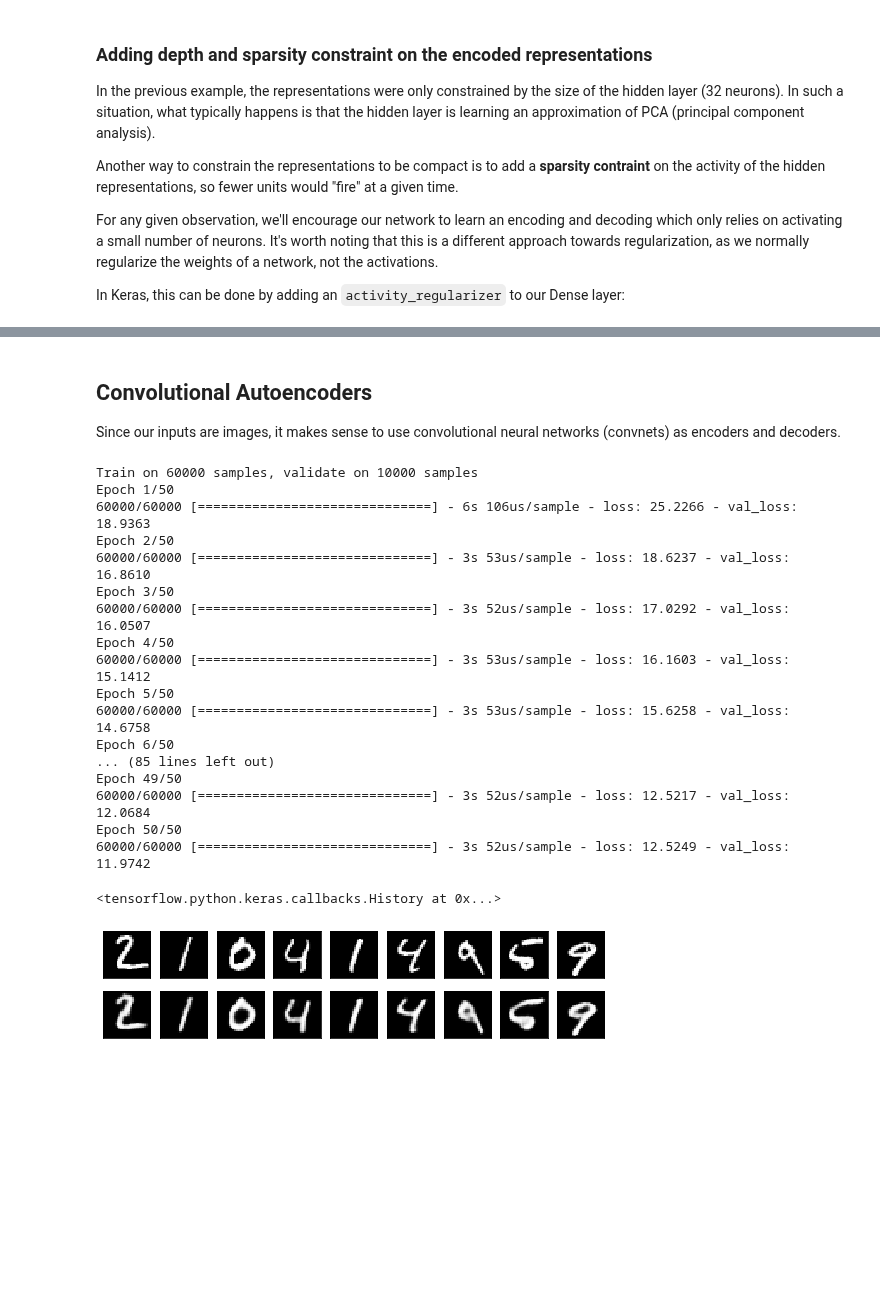
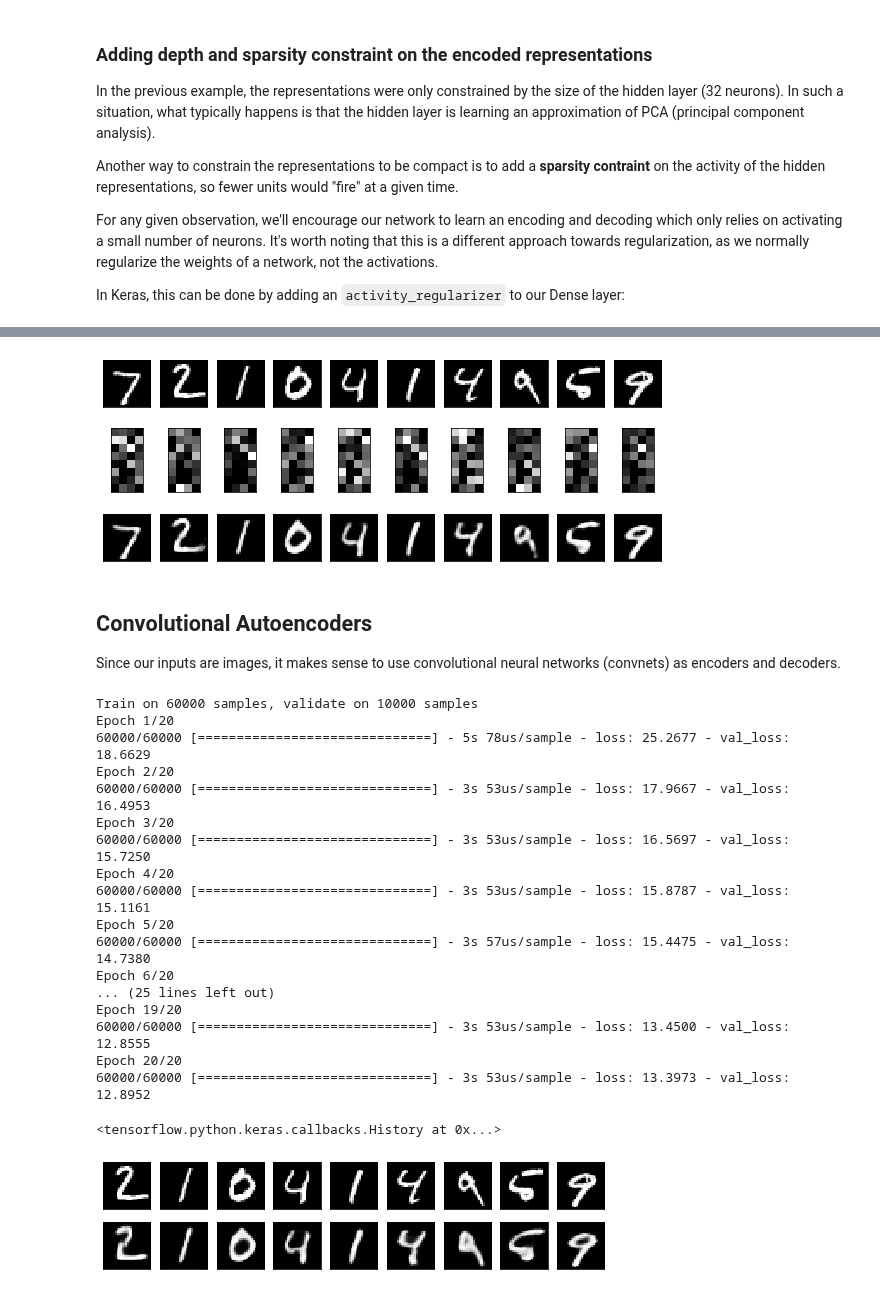
Before and after one commit to DataScienceUB/DeepLearningMaster20192020, a Jupyter notebook: 11_Non supervised learning I .ipynb, the cells around one changed output, grey strips where cells are left out. Saved outputs shown, nothing was run; the diff lists cells and outputs as text; code cells hidden in the pictures; blank space fills up the shorter version.

```diff
--- a/11_Non supervised learning I .ipynb
+++ b/11_Non supervised learning I .ipynb
@@ -90,7 +84,7 @@ print(x_test.shape)
 
 autoencoder.fit(x_train,
                 x_train,
-                epochs=15,
+                epochs=20,
                 batch_size=256,
                 shuffle=True,
                 validation_data=(x_test, x_test))
@@ -203,4 +210,40 @@ Epoch 100/100
 <tensorflow.python.keras.callbacks.History at 0x...>
+# %%
+# encode and decode some digits
+# note that we take them from the *test* set
+encoded_imgs = encoding_model.predict(x_test)
+decoded_imgs = autoencoder.predict(x_test)
+
+import matplotlib.pyplot as plt
+%matplotlib inline
+
+n = 10  # how many digits we will display
+plt.figure(figsize=(10, 4))
+for i in range(n):
+    # display original
+    ax = plt.subplot(3, n, i + 1)
+    plt.imshow(x_test[i].reshape(28, 28))
+    plt.gray()
+    ax.get_xaxis().set_visible(False)
+    ax.get_yaxis().set_visible(False)
+
+    # plot encoded image
+    ax = plt.subplot(3, n, i + 1+ n)
+    plt.imshow(encoded_imgs[i].reshape(8, 4))
+    plt.gray()
+    ax.get_xaxis().set_visible(False)
+    ax.get_yaxis().set_visible(False)
+
+
+    # display reconstruction
+    ax = plt.subplot(3, n, i + 1 + 2*n)
+    plt.imshow(decoded_imgs[i].reshape(28, 28))
+    plt.gray()
+    ax.get_xaxis().set_visible(False)
+    ax.get_yaxis().set_visible(False)
+plt.show()
+# %% [output]
+[figure, added]
 # %% [markdown]
 ## Convolutional Autoencoders
 
@@ -247,29 +291,29 @@ x_test = np.reshape(x_test, (len(x_test), 28, 28, 1))
 from keras.callbacks import TensorBoard
 
 autoencoder.fit(x_train, x_train,
-                epochs=50,
+                epochs=20,
                 batch_size=128,
                 shuffle=True,
                 validation_data=(x_test, x_test)
                 )
 # %% [output]
 Train on 60000 samples, validate on 10000 samples
-Epoch 1/50
-60000/60000 [==============================] - 6s 106us/sample - loss: 25.2266 - val_loss: 18.9363
-Epoch 2/50
-60000/60000 [==============================] - 3s 53us/sample - loss: 18.6237 - val_loss: 16.8610
-Epoch 3/50
-60000/60000 [==============================] - 3s 52us/sample - loss: 17.0292 - val_loss: 16.0507
-Epoch 4/50
-60000/60000 [==============================] - 3s 53us/sample - loss: 16.1603 - val_loss: 15.1412
-Epoch 5/50
-60000/60000 [==============================] - 3s 53us/sample - loss: 15.6258 - val_loss: 14.6758
-Epoch 6/50
-... (85 lines left out)
-Epoch 49/50
-60000/60000 [==============================] - 3s 52us/sample - loss: 12.5217 - val_loss: 12.0684
-Epoch 50/50
-60000/60000 [==============================] - 3s 52us/sample - loss: 12.5249 - val_loss: 11.9742
+Epoch 1/20
+60000/60000 [==============================] - 5s 78us/sample - loss: 25.2677 - val_loss: 18.6629
+Epoch 2/20
+60000/60000 [==============================] - 3s 53us/sample - loss: 17.9667 - val_loss: 16.4953
+Epoch 3/20
+60000/60000 [==============================] - 3s 53us/sample - loss: 16.5697 - val_loss: 15.7250
+Epoch 4/20
+60000/60000 [==============================] - 3s 53us/sample - loss: 15.8787 - val_loss: 15.1161
+Epoch 5/20
+60000/60000 [==============================] - 3s 57us/sample - loss: 15.4475 - val_loss: 14.7380
+Epoch 6/20
+... (25 lines left out)
+Epoch 19/20
+60000/60000 [==============================] - 3s 53us/sample - loss: 13.4500 - val_loss: 12.8555
+Epoch 20/20
+60000/60000 [==============================] - 3s 53us/sample - loss: 13.3973 - val_loss: 12.8952
 <tensorflow.python.keras.callbacks.History at 0x...>
 # %%
 decoded_imgs = autoencoder.predict(x_test)
```
Also changed, not shown: parts of 8 cells of this notebook.
